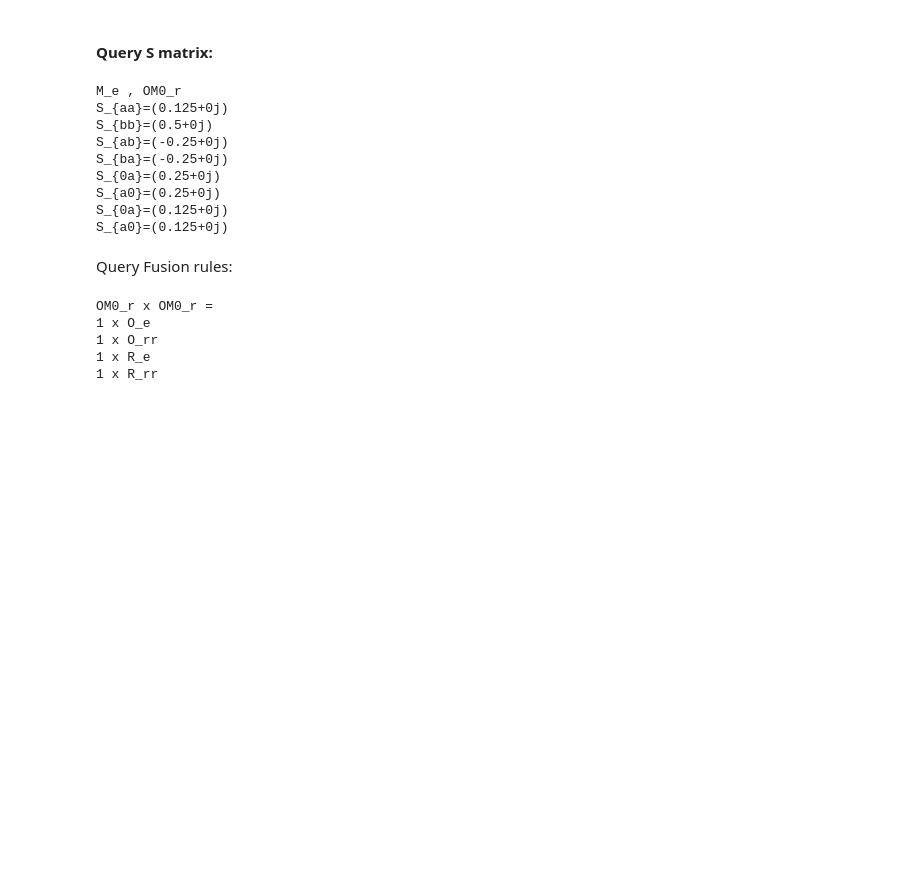
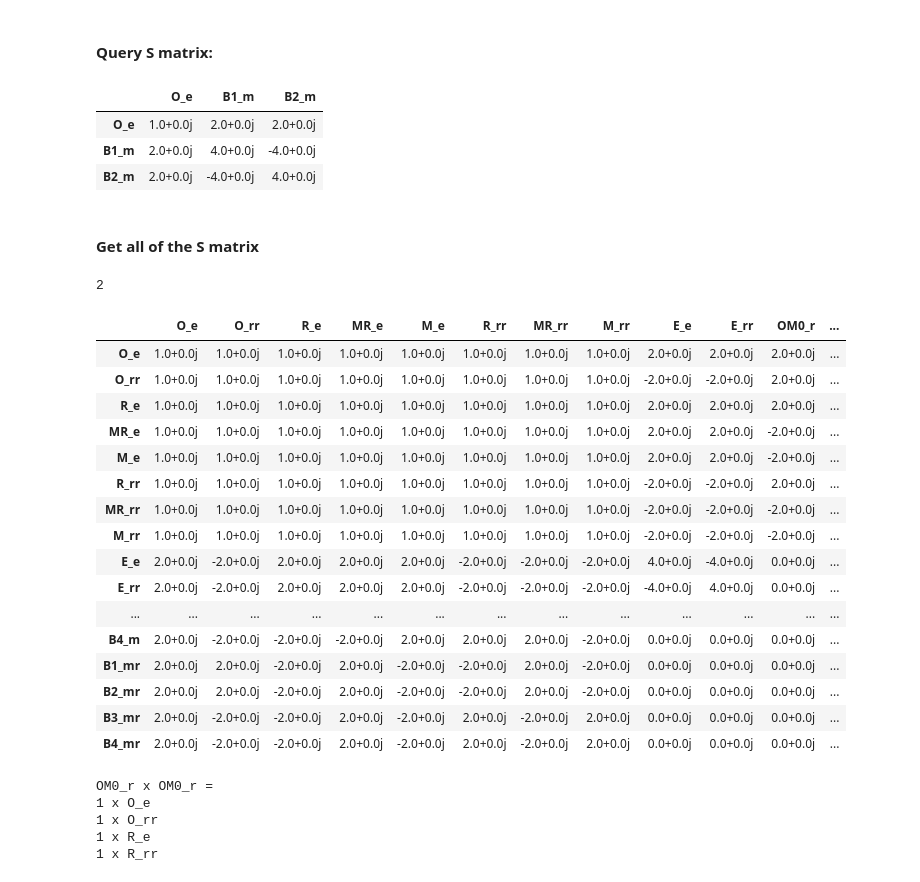
Before and after one commit to DaanTimmers/kitaevsim, a Jupyter notebook: Quantum double/q_double_D4.ipynb, the cells around one changed output. Cells and saved outputs as stored; diff of their text form; code cells hidden in the pictures; blank space fills up the shorter version.

```diff
--- a/Quantum double/q_double_D4.ipynb
+++ b/Quantum double/q_double_D4.ipynb
@@ -275,30 +288,47 @@ for I in range(22):
                 N_D[I,J,K] += np.real(S_D[I,L]*S_D[J,L]*np.conj(S_D[K,L])/S_D[0,L])
 # %% [markdown]
 #### Query S matrix:
-# %%
-an_1 = 4
-an_2 = 10
-print(Particles_lab_D[an_1],',', Particles_lab_D[an_2])
-print('S_{aa}='+str(S_D[an_1, an_1]))
-print('S_{bb}='+str(S_D[an_2, an_2]))
-print('S_{ab}='+str(S_D[an_1, an_2]))
-print('S_{ba}='+str(S_D[an_2, an_1]))
-print('S_{0a}='+str(S_D[0, an_2]))
-print('S_{a0}='+str(S_D[an_2, 0]))
-print('S_{0a}='+str(S_D[0, an_1]))
-print('S_{a0}='+str(S_D[an_1, 0]))
-# %% [output]
-M_e , OM0_r
-S_{aa}=(0.125+0j)
-S_{bb}=(0.5+0j)
-S_{ab}=(-0.25+0j)
-S_{ba}=(-0.25+0j)
-S_{0a}=(0.25+0j)
-S_{a0}=(0.25+0j)
-S_{0a}=(0.125+0j)
-S_{a0}=(0.125+0j)
-# %% [markdown]
-Query Fusion rules:
+# %%
+an_1 = 14
+an_2 = 15
+query = set([0, an_1, an_2])
+S_cut = np.array([S[m,n] for m,n in itertools.product(query, query)]).reshape([len(query),len(query)])
+data = {Particles_lab_D[m]: S_cut[:,i_m] for i_m,m in enumerate(query)}
+df = pd.DataFrame(data, index=[Particles_lab_D[n] for n in query])
+HTML(df.to_html())
+# %% [output]
+|  | O_e | B1_m | B2_m |
+| O_e | 1.0+0.0j | 2.0+0.0j | 2.0+0.0j |
+| B1_m | 2.0+0.0j | 4.0+0.0j | -4.0+0.0j |
+| B2_m | 2.0+0.0j | -4.0+0.0j | 4.0+0.0j |
+# %% [markdown]
+#### Get all of the S matrix
+# %%
+len(query)
+# %% [output]
+2
+# %%
+data = {Particles_lab_D[m]: S[:,m] for m in range(N_anyons)}
+df = pd.DataFrame(data, index=[Particles_lab_D[m] for m in range(N_anyons)])
+HTML(df.to_html())
+# %% [output]
+|  | O_e | O_rr | R_e | MR_e | M_e | R_rr | MR_rr | M_rr | E_e | E_rr | OM0_r | ... |
+| O_e | 1.0+0.0j | 1.0+0.0j | 1.0+0.0j | 1.0+0.0j | 1.0+0.0j | 1.0+0.0j | 1.0+0.0j | 1.0+0.0j | 2.0+0.0j | 2.0+0.0j | 2.0+0.0j | ... |
+| O_rr | 1.0+0.0j | 1.0+0.0j | 1.0+0.0j | 1.0+0.0j | 1.0+0.0j | 1.0+0.0j | 1.0+0.0j | 1.0+0.0j | -2.0+0.0j | -2.0+0.0j | 2.0+0.0j | ... |
+| R_e | 1.0+0.0j | 1.0+0.0j | 1.0+0.0j | 1.0+0.0j | 1.0+0.0j | 1.0+0.0j | 1.0+0.0j | 1.0+0.0j | 2.0+0.0j | 2.0+0.0j | 2.0+0.0j | ... |
+| MR_e | 1.0+0.0j | 1.0+0.0j | 1.0+0.0j | 1.0+0.0j | 1.0+0.0j | 1.0+0.0j | 1.0+0.0j | 1.0+0.0j | 2.0+0.0j | 2.0+0.0j | -2.0+0.0j | ... |
+| M_e | 1.0+0.0j | 1.0+0.0j | 1.0+0.0j | 1.0+0.0j | 1.0+0.0j | 1.0+0.0j | 1.0+0.0j | 1.0+0.0j | 2.0+0.0j | 2.0+0.0j | -2.0+0.0j | ... |
+| R_rr | 1.0+0.0j | 1.0+0.0j | 1.0+0.0j | 1.0+0.0j | 1.0+0.0j | 1.0+0.0j | 1.0+0.0j | 1.0+0.0j | -2.0+0.0j | -2.0+0.0j | 2.0+0.0j | ... |
+| MR_rr | 1.0+0.0j | 1.0+0.0j | 1.0+0.0j | 1.0+0.0j | 1.0+0.0j | 1.0+0.0j | 1.0+0.0j | 1.0+0.0j | -2.0+0.0j | -2.0+0.0j | -2.0+0.0j | ... |
+| M_rr | 1.0+0.0j | 1.0+0.0j | 1.0+0.0j | 1.0+0.0j | 1.0+0.0j | 1.0+0.0j | 1.0+0.0j | 1.0+0.0j | -2.0+0.0j | -2.0+0.0j | -2.0+0.0j | ... |
+| E_e | 2.0+0.0j | -2.0+0.0j | 2.0+0.0j | 2.0+0.0j | 2.0+0.0j | -2.0+0.0j | -2.0+0.0j | -2.0+0.0j | 4.0+0.0j | -4.0+0.0j | 0.0+0.0j | ... |
+| E_rr | 2.0+0.0j | -2.0+0.0j | 2.0+0.0j | 2.0+0.0j | 2.0+0.0j | -2.0+0.0j | -2.0+0.0j | -2.0+0.0j | -4.0+0.0j | 4.0+0.0j | 0.0+0.0j | ... |
+| ... | ... | ... | ... | ... | ... | ... | ... | ... | ... | ... | ... | ... |
+| B4_m | 2.0+0.0j | -2.0+0.0j | -2.0+0.0j | -2.0+0.0j | 2.0+0.0j | 2.0+0.0j | 2.0+0.0j | -2.0+0.0j | 0.0+0.0j | 0.0+0.0j | 0.0+0.0j | ... |
+| B1_mr | 2.0+0.0j | 2.0+0.0j | -2.0+0.0j | 2.0+0.0j | -2.0+0.0j | -2.0+0.0j | 2.0+0.0j | -2.0+0.0j | 0.0+0.0j | 0.0+0.0j | 0.0+0.0j | ... |
+| B2_mr | 2.0+0.0j | 2.0+0.0j | -2.0+0.0j | 2.0+0.0j | -2.0+0.0j | -2.0+0.0j | 2.0+0.0j | -2.0+0.0j | 0.0+0.0j | 0.0+0.0j | 0.0+0.0j | ... |
+| B3_mr | 2.0+0.0j | -2.0+0.0j | -2.0+0.0j | 2.0+0.0j | -2.0+0.0j | 2.0+0.0j | -2.0+0.0j | 2.0+0.0j | 0.0+0.0j | 0.0+0.0j | 0.0+0.0j | ... |
+| B4_mr | 2.0+0.0j | -2.0+0.0j | -2.0+0.0j | 2.0+0.0j | -2.0+0.0j | 2.0+0.0j | -2.0+0.0j | 2.0+0.0j | 0.0+0.0j | 0.0+0.0j | 0.0+0.0j | ... |
 # %%
 i_1 = 10 # Prints fusion rules
 i_2 = 10
```
Also changed, not shown: parts of 7 cells of this notebook, 7 other files.
